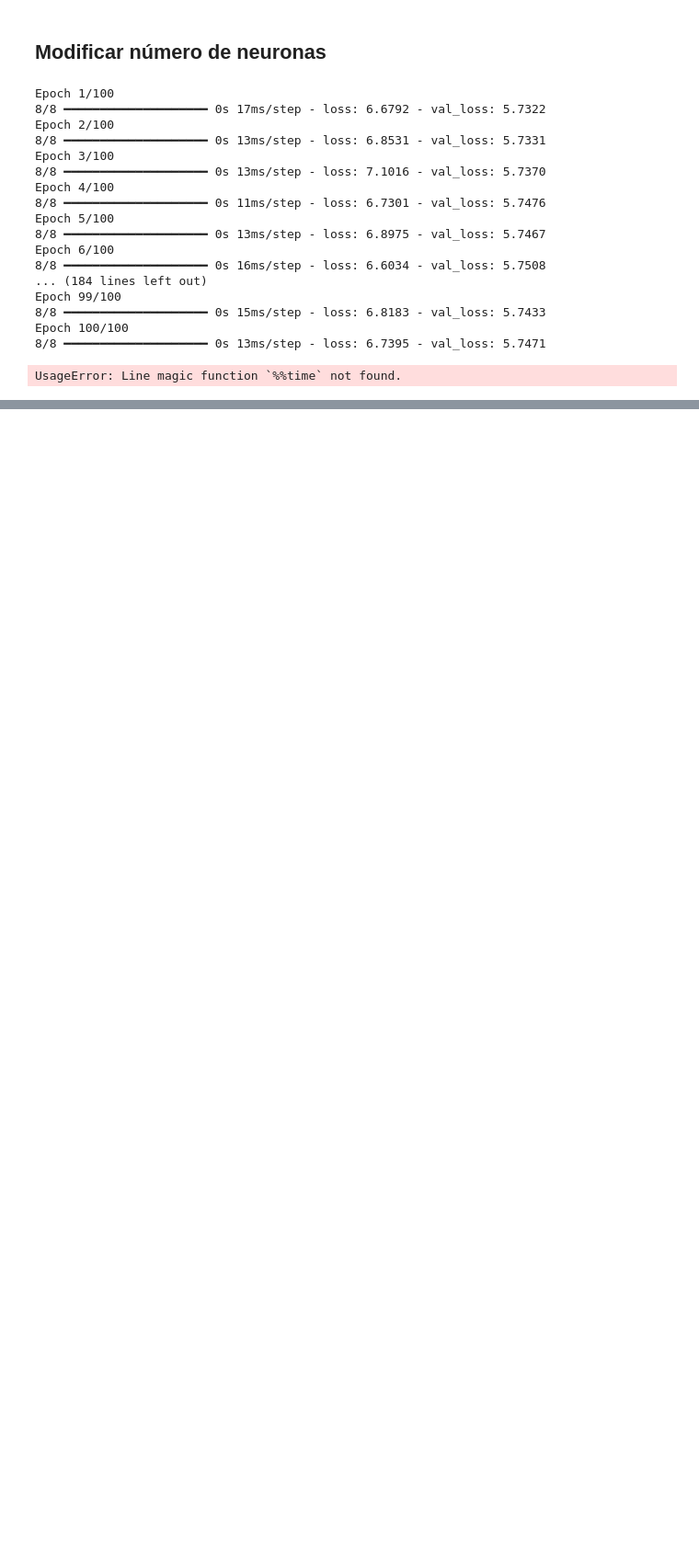
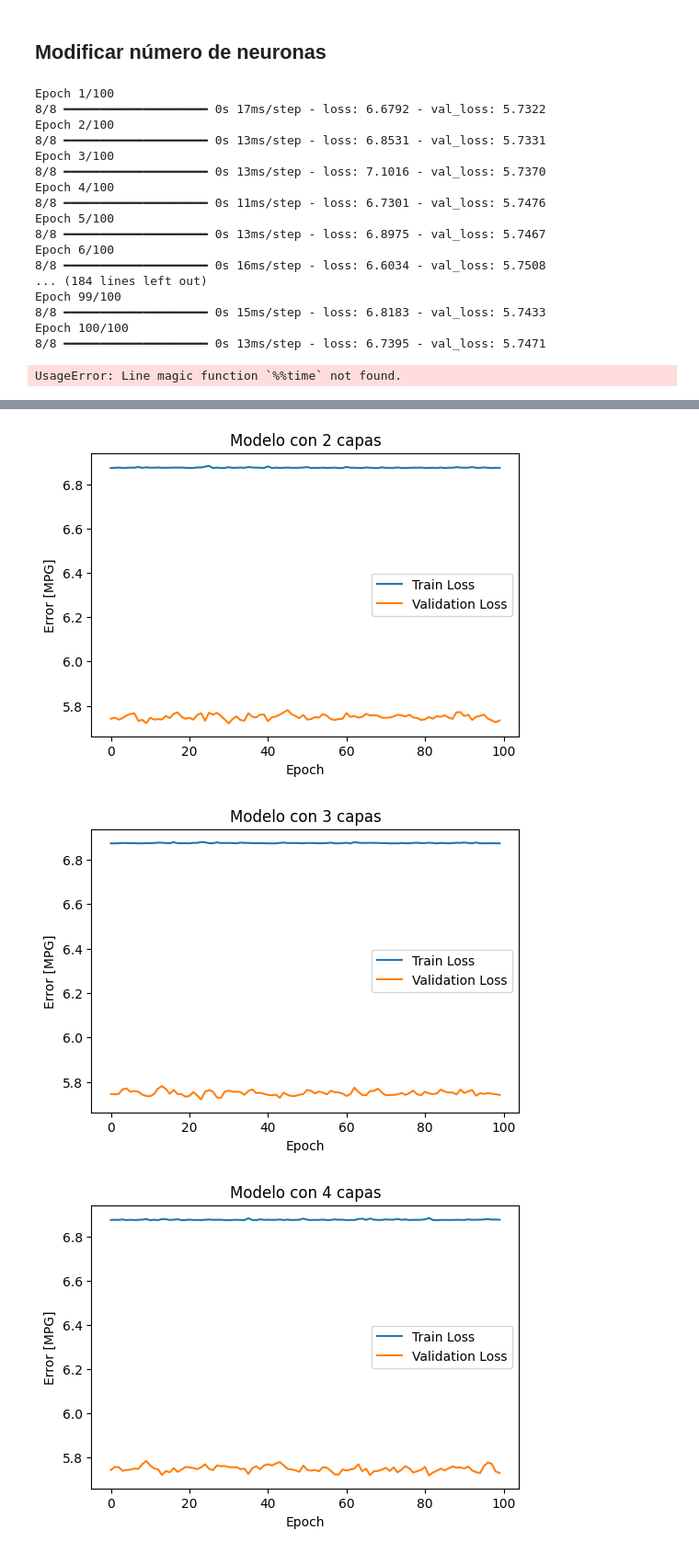
Before and after one commit to daniela-ey/Taller-5-Analitica, a Jupyter notebook: modelo.ipynb, the cells around one changed output, grey strips where cells are left out. Shown: that part at 92% size. Saved outputs shown, nothing was run; the diff lists cells and outputs as text; code cells hidden in the pictures; blank space fills up the shorter version.

Commit message:
con capas

```diff
--- a/modelo.ipynb
+++ b/modelo.ipynb
@@ -256,0 +405,8 @@ UsageError: Line magic function `%%time` not found.
+# %%
+%%time
+c2 = model.fit(
+    train_X,  # Varias variables
+    train_y,
+    epochs=100,
+    validation_split=0.2
+)
@@ -256,0 +431,8 @@ UsageError: Line magic function `%%time` not found.
+# %%
+%%time
+c3 = model.fit(
+    train_X,  # Varias variables
+    train_y,
+    epochs=100,
+    validation_split=0.2
+)
@@ -256,0 +466,36 @@ UsageError: Line magic function `%%time` not found.
+# %%
+import matplotlib.pyplot as plt
+
+# Gráfico para el modelo con 8 neuronas
+plt.figure(figsize=(6, 4))
+plt.plot(c1.history['loss'], label='Train Loss')
+plt.plot(c1.history['val_loss'], label='Validation Loss')
+plt.xlabel('Epoch')
+plt.ylabel('Error [MPG]')
+plt.title('Modelo con 2 capas')
+plt.legend()
+plt.show()
+
+# Gráfico para el modelo con 12 neuronas
+plt.figure(figsize=(6, 4))
+plt.plot(c2.history['loss'], label='Train Loss')
+plt.plot(c2.history['val_loss'], label='Validation Loss')
+plt.xlabel('Epoch')
+plt.ylabel('Error [MPG]')
+plt.title('Modelo con 3 capas')
+plt.legend()
+plt.show()
+
+# Gráfico para el modelo con 20 neuronas
+plt.figure(figsize=(6, 4))
+plt.plot(c3.history['loss'], label='Train Loss')
+plt.plot(c3.history['val_loss'], label='Validation Loss')
+plt.xlabel('Epoch')
+plt.ylabel('Error [MPG]')
+plt.title('Modelo con 4 capas')
+plt.legend()
+plt.show()
+# %% [output]
+[figure, added]
+[figure, added]
+[figure, added]
```
Also changed, not shown: parts of 12 cells of this notebook.
